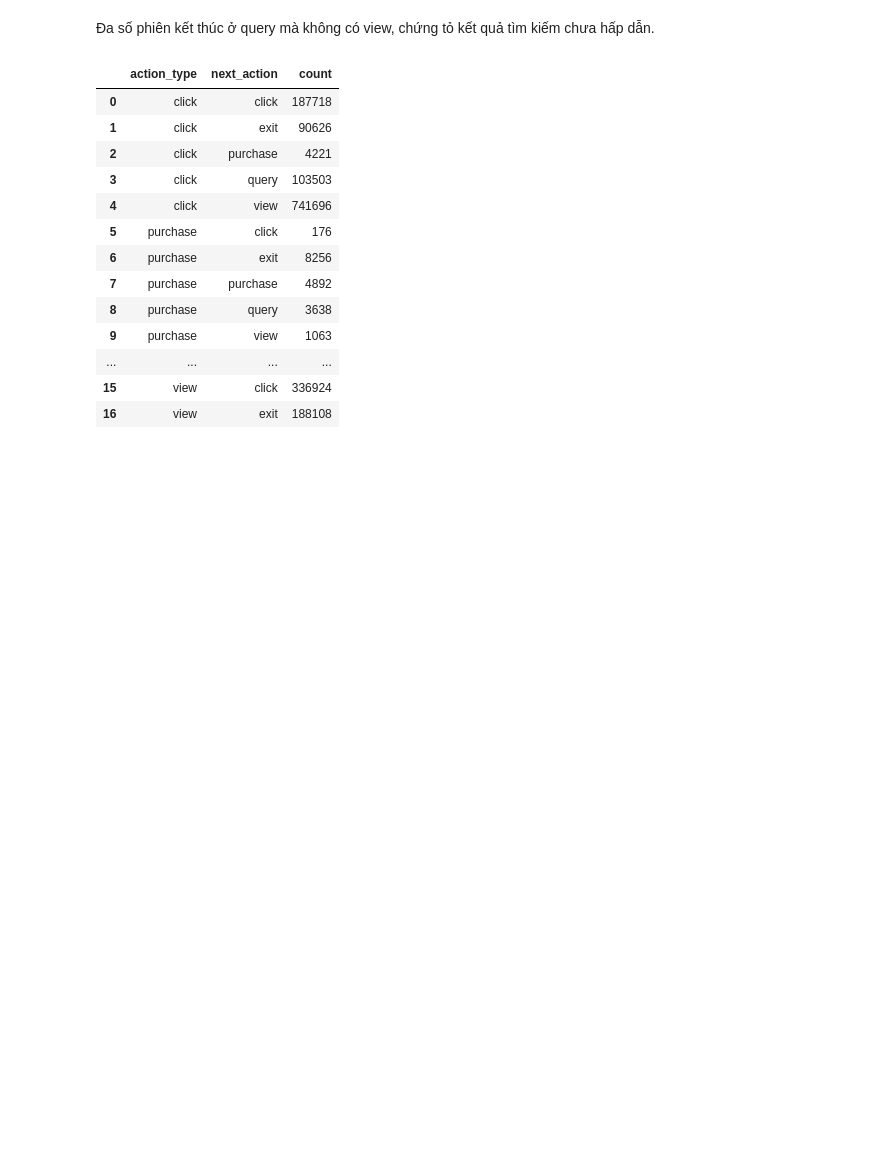
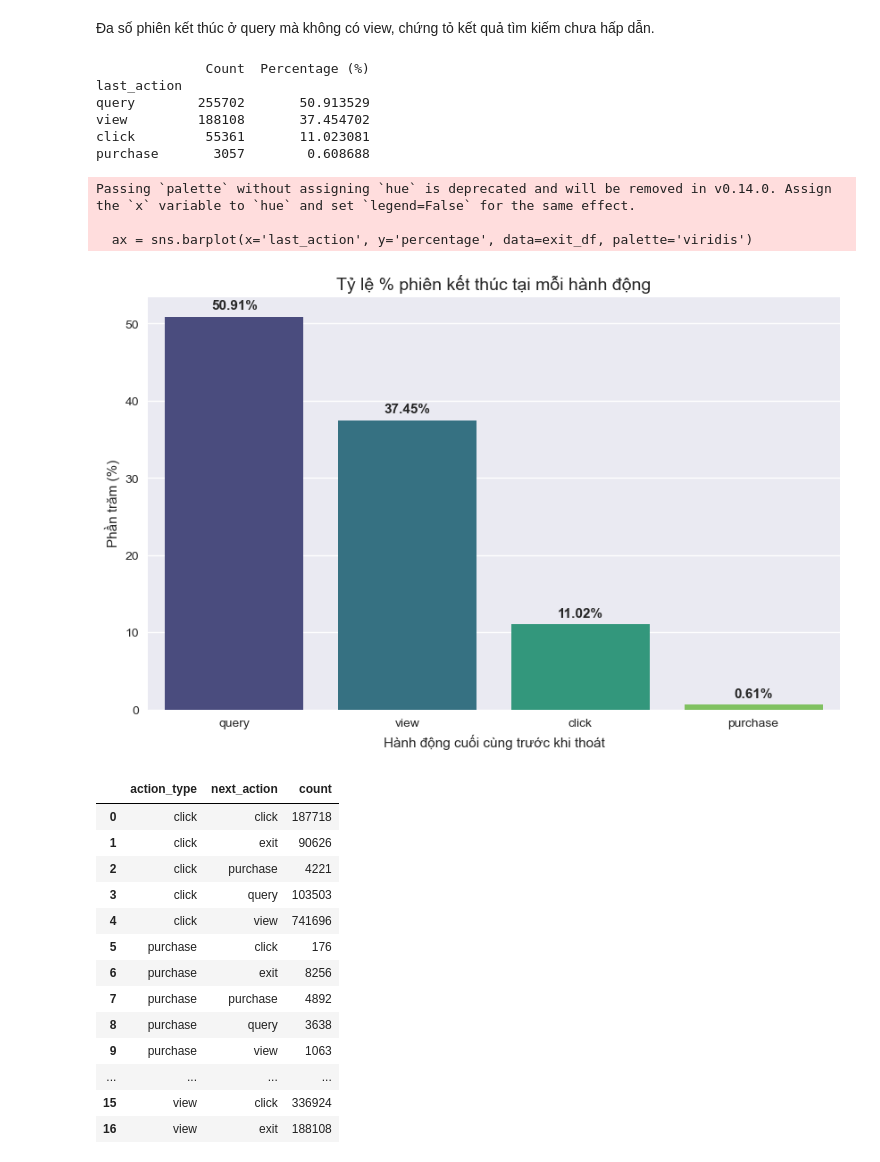
Before and after one commit to trantuan1701/ddm-diginetica-recommendation, a Jupyter notebook: notebooks/04_kpi_graph_analysis.ipynb, the cells around one changed output. Saved outputs shown, nothing was run; the diff lists cells and outputs as text; code cells hidden in the pictures; blank space fills up the shorter version.

Commit message:
Add session analytics and user behavior charts.

```diff
--- a/notebooks/04_kpi_graph_analysis.ipynb
+++ b/notebooks/04_kpi_graph_analysis.ipynb
@@ -623,6 +623,50 @@ Text(0.5, 1.0, 'Biểu đồ Phân tích Điểm thoát (Bar Chart - Last Action
 [figure]
 # %% [markdown]
 Đa số phiên kết thúc ở query mà không có view, chứng tỏ kết quả tìm kiếm chưa hấp dẫn.
+# %%
+# Tính số lượng tuyệt đối và phần trăm cho mỗi hành động cuối cùng
+exit_action_stats = cleaned_journey['last_action'].value_counts()
+exit_action_percentage = cleaned_journey['last_action'].value_counts(normalize=True) * 100
+
+# Tổng hợp thành một bảng để dễ quan sát
+summary_table = pd.DataFrame({
+    'Count': exit_action_stats,
+    'Percentage (%)': exit_action_percentage
+})
+
+print(summary_table)
+# %% [output]
+              Count  Percentage (%)
+last_action
+query        255702       50.913529
+view         188108       37.454702
+click         55361       11.023081
+purchase       3057        0.608688
+# %%
+exit_stats = cleaned_journey['last_action'].value_counts(normalize=True) * 100
+exit_df = exit_stats.reset_index()
+exit_df.columns = ['last_action', 'percentage']
+
+# 2. Vẽ biểu đồ
+plt.figure(figsize=(10, 6))
+ax = sns.barplot(x='last_action', y='percentage', data=exit_df, palette='viridis')
+
+# Thêm nhãn số liệu trên đầu cột
+for p in ax.patches:
+    ax.annotate(f'{p.get_height():.2f}%',
+                (p.get_x() + p.get_width() / 2., p.get_height()),
+                ha='center', va='center', xytext=(0, 9),
+                textcoords='offset points', fontsize=11, fontweight='bold')
+
+plt.title('Tỷ lệ % phiên kết thúc tại mỗi hành động', fontsize=14)
+plt.ylabel('Phần trăm (%)')
+plt.xlabel('Hành động cuối cùng trước khi thoát')
+plt.show()
+# %% [output]
+Passing `palette` without assigning `hue` is deprecated and will be removed in v0.14.0. Assign the `x` variable to `hue` and set `legend=False` for the same effect.
+
+  ax = sns.barplot(x='last_action', y='percentage', data=exit_df, palette='viridis')
+[figure, added]
 # %%
 # 1. Tạo cột hành động kế tiếp cho mỗi sessionId
 all_events['next_action'] = all_events.groupby('sessionId')['action_type'].shift(-1)
```
Also changed, not shown: parts of 6 cells of this notebook.
